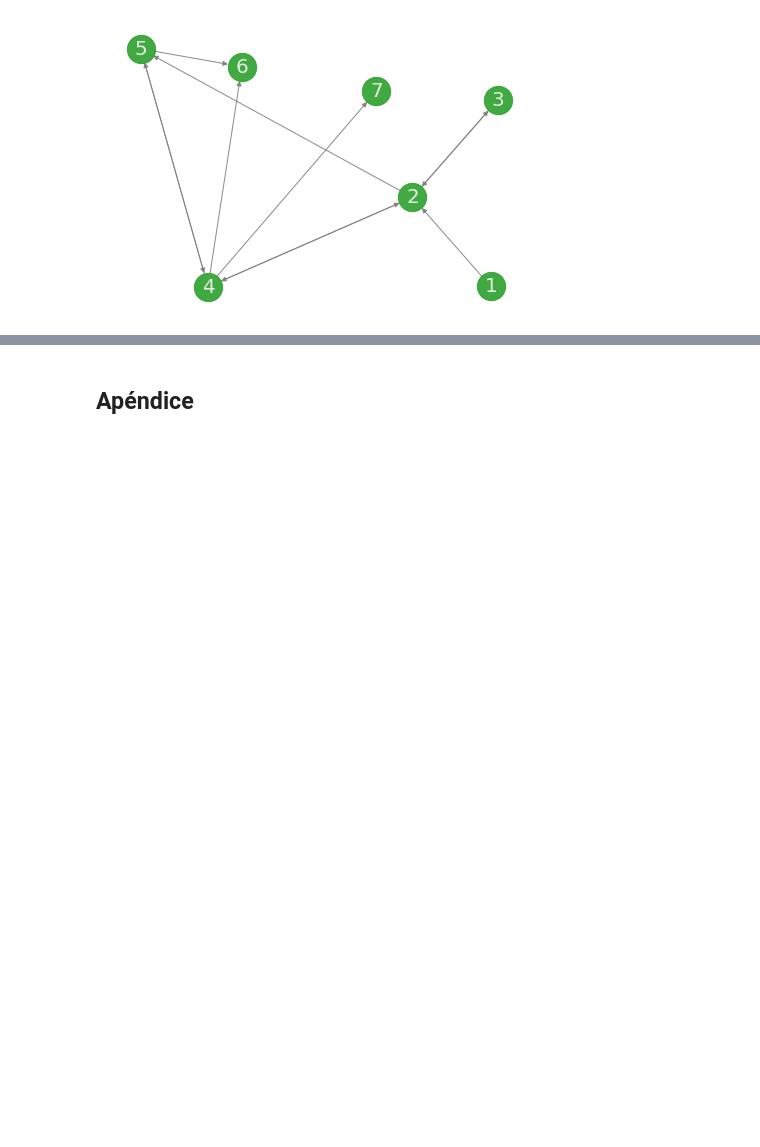
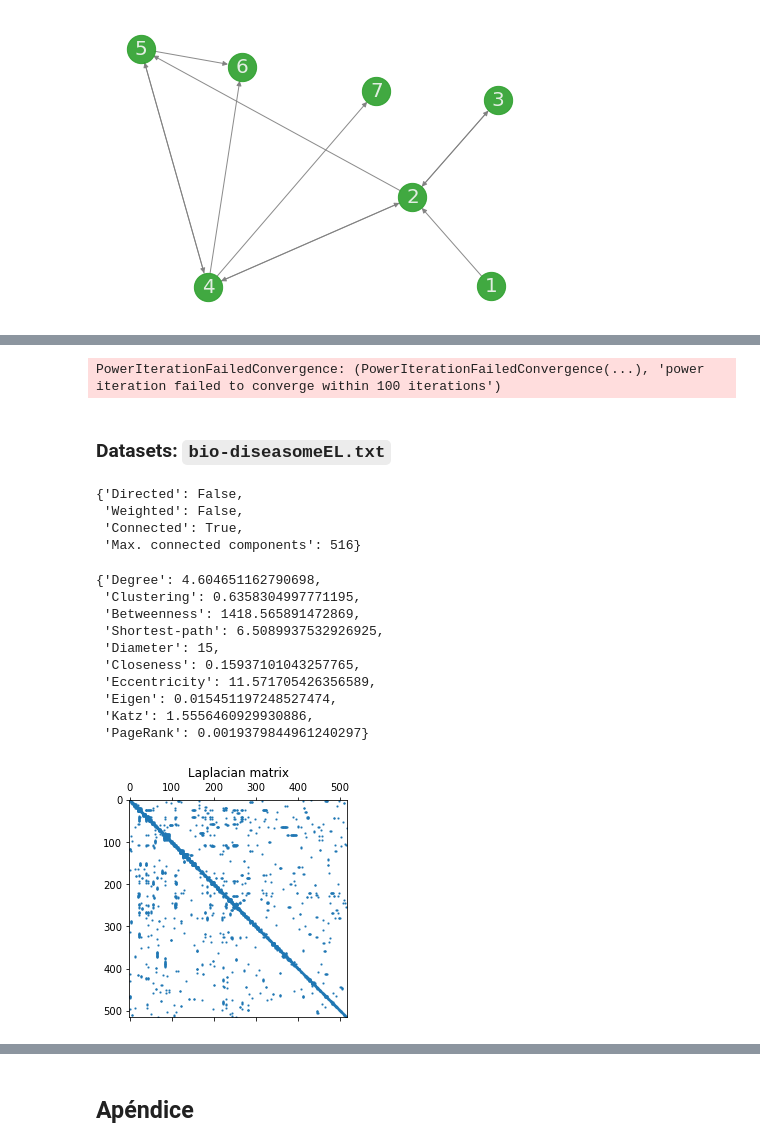
Before and after one commit to joshbrx/VoterModel_Network, a Jupyter notebook: Métricas, centralidades y manejo computacional de redes.ipynb, the cells around one changed output, grey strips where cells are left out. Saved outputs shown, nothing was run; the diff lists cells and outputs as text; code cells hidden in the pictures; blank space fills up the shorter version.

Commit message:
Se definieron las funciones de análisis exploratorio, histogramas y visualización para las redes y conjuntos de aristas

```diff
--- a/Métricas, centralidades y manejo computacional de redes.ipynb
+++ b/Métricas, centralidades y manejo computacional de redes.ipynb
@@ -39,7 +39,7 @@ def clustering_prom(G):        # Clustering coeff
 # --------------------------------------------------
 def betweenness_prom(G):       # Betweenness
     N = len(G); s = 0
-    B_dict = nx.betweenness_centrality(G, k=N)
+    B_dict = nx.betweenness_centrality(G, k=N, normalized=False)
     for key in B_dict:
         s += B_dict[key]
     return s/N
@@ -247,0 +242,13 @@ hist_centrality(G, alpha_k=0.1, beta_k=1.0, delta_pr=0.85)
+# %%
+hist_centrality(G, alpha_k=0.1, beta_k=1.0, delta_pr=0.85)
+# %% [output]
+PowerIterationFailedConvergence: (PowerIterationFailedConvergence(...), 'power iteration failed to converge within 100 iterations')
+# %% [markdown]
+### Datasets: `bio-diseasomeEL.txt`
+# %%
+df1 = pd.read_csv("Datasets/bio-diseasomeEL.txt", sep="\s", header=None, names=["In", "Out"])
+# df1.head()
+
+edge_list1 = []                       # extrayendo lista de aristas
+for i in range(len(df1)):
+    edge_list1.append((df1.to_numpy()[i][0], df1.to_numpy()[i][1]))
@@ -247,0 +321,22 @@ hist_centrality(G, alpha_k=0.1, beta_k=1.0, delta_pr=0.85)
+# %%
+analyse_edges(edge_list1)
+# %% [output]
+{'Directed': False,
+ 'Weighted': False,
+ 'Connected': True,
+ 'Max. connected components': 516}
+# %%
+G1 = make_graph(edge_list1)
+analyse_graph(G1)
+# %% [output]
+{'Degree': 4.604651162790698,
+ 'Clustering': 0.6358304997771195,
+ 'Betweenness': 1418.565891472869,
+ 'Shortest-path': 6.5089937532926925,
+ 'Diameter': 15,
+ 'Closeness': 0.15937101043257765,
+ 'Eccentricity': 11.571705426356589,
+ 'Eigen': 0.015451197248527474,
+ 'Katz': 1.5556460929930886,
+ 'PageRank': 0.0019379844961240297}
+[figure, added]
```
Also changed, not shown: parts of 25 cells of this notebook.
